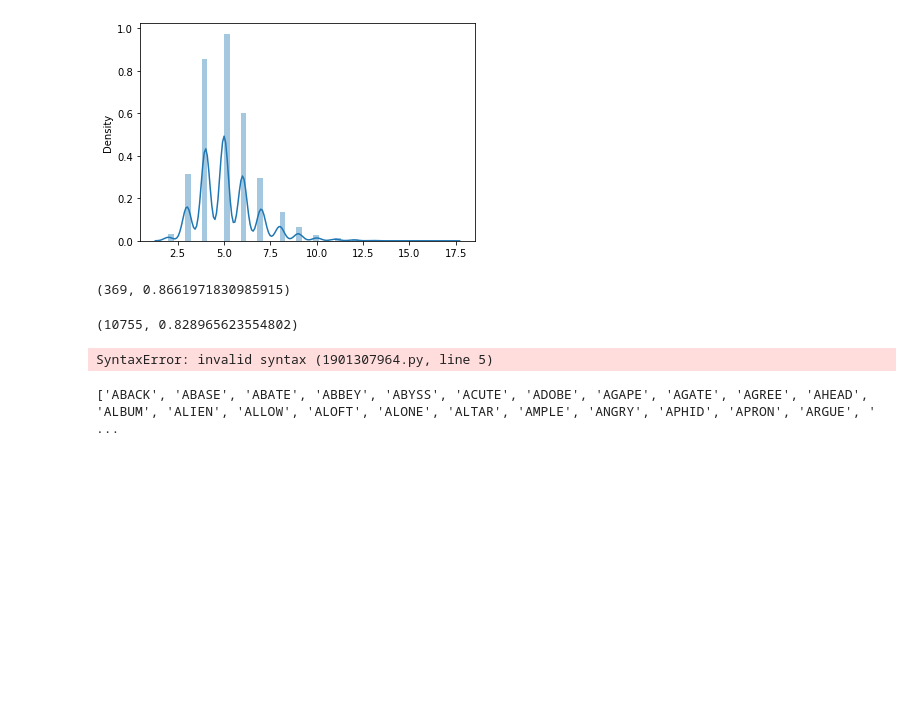
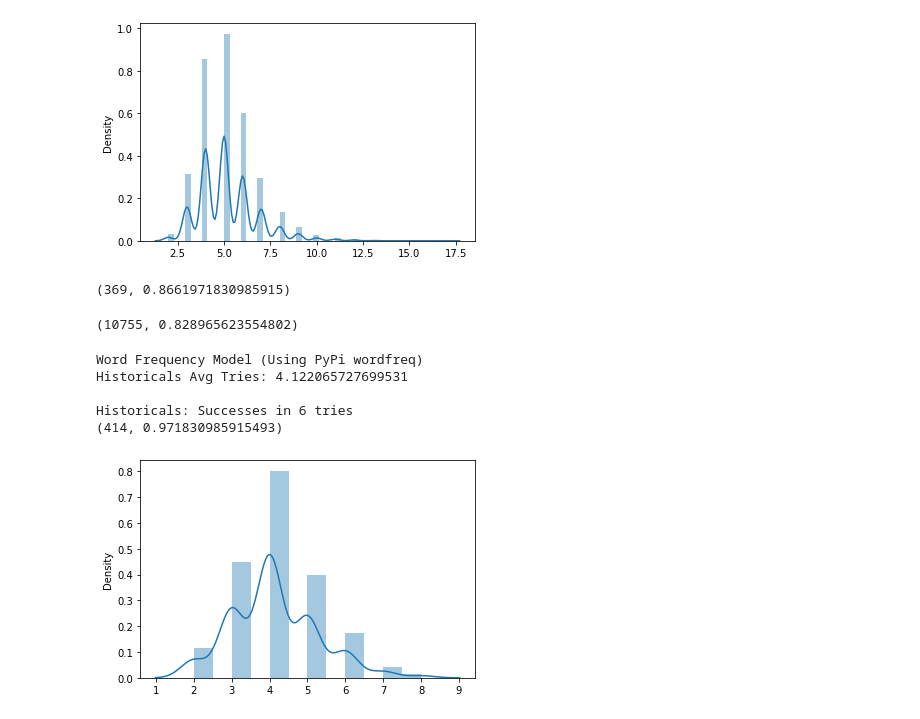
Before and after one commit to AdityaPandey0901/WordleBot, a Jupyter notebook: World Simple EDA + Sim.ipynb, the cells around one changed output. Drawn from its saved outputs; the diff is of its cells as text; code cells hidden in the pictures; blank space fills up the shorter version.

Commit message:
Added Methods for Tests + Freq Model

```diff
--- a/World Simple EDA + Sim.ipynb
+++ b/World Simple EDA + Sim.ipynb
@@ -264,21 +264,3 @@ def Get_New_Corpus(word_corpus,state):
                 New_Corpus.append(letter)
 
     return New_Corpus
-# %%
-class Random_Model(word_corpus):
-
-    while(len(word_corpus>=1) or
-
-class Freq_1_Model(word_corpus):
-
-    CharDist=getCharDistribution(word_corpus)
-
-    def_
-# %% [output]
-SyntaxError: invalid syntax (1901307964.py, line 5)
-# %%
-Historical_File_Name = 'historical.txt'
-historicals_txt=open(Historical_File_Name,'r').readlines()[0]
-print(historicals_txt.split(" "))
-# %% [output]
-['ABACK', 'ABASE', 'ABATE', 'ABBEY', 'ABYSS', 'ACUTE', 'ADOBE', 'AGAPE', 'AGATE', 'AGREE', 'AHEAD', 'ALBUM', 'ALIEN', 'ALLOW', 'ALOFT', 'ALONE', 'ALTAR', 'AMPLE', 'ANGRY', 'APHID', 'APRON', 'ARGUE', ' ...
@@ -284,0 +375,15 @@ print(historicals_txt.split(" "))
+# %%
+Hist_Avg_Tries=Any_Tries_Test2(historicals)[0]
+sns.distplot(Hist_Avg_Tries)
+print('Word Frequency Model (Using PyPi wordfreq)')
+print('Historicals Avg Tries: ' + str(np.mean(Hist_Avg_Tries)))
+print()
+print('Historicals: Successes in 6 tries')
+print(Six_Tries_Test2(historicals))
+# %% [output]
+Word Frequency Model (Using PyPi wordfreq)
+Historicals Avg Tries: 4.122065727699531
+
+Historicals: Successes in 6 tries
+(414, 0.971830985915493)
+[figure, added]
```
Also changed, not shown: parts of 6 cells of this notebook.
